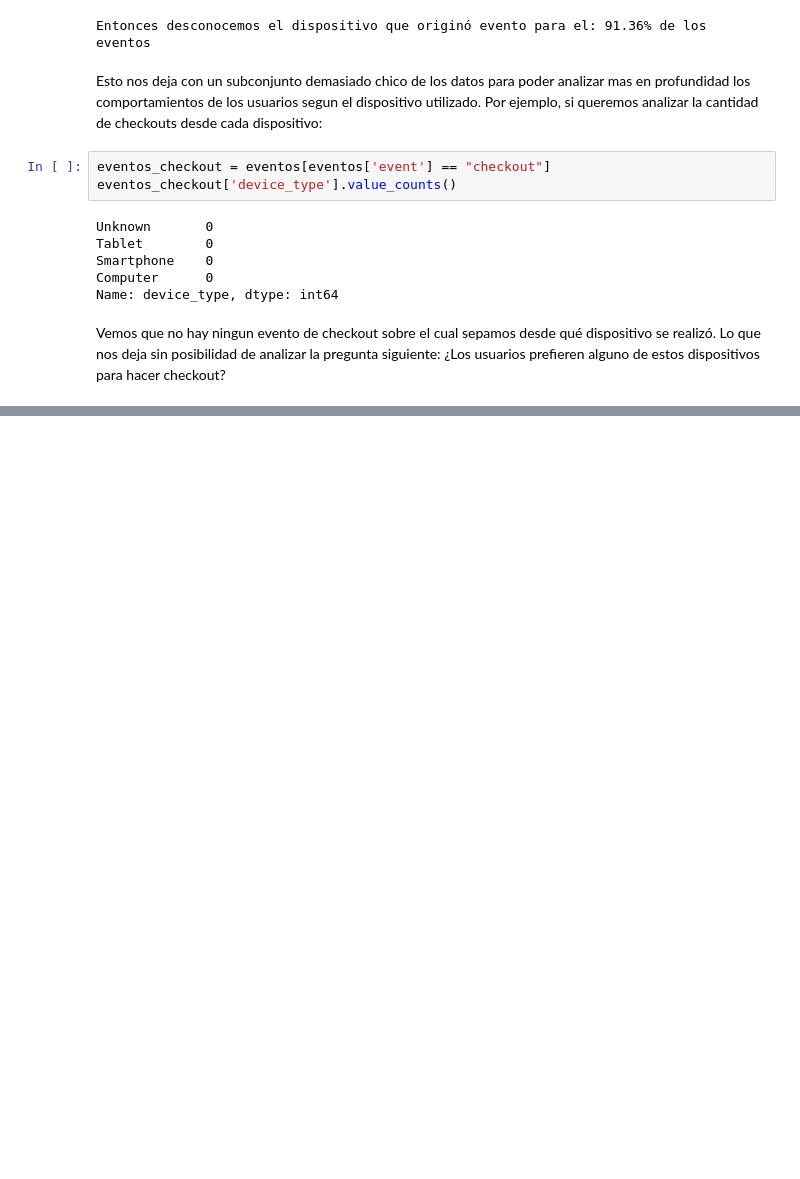
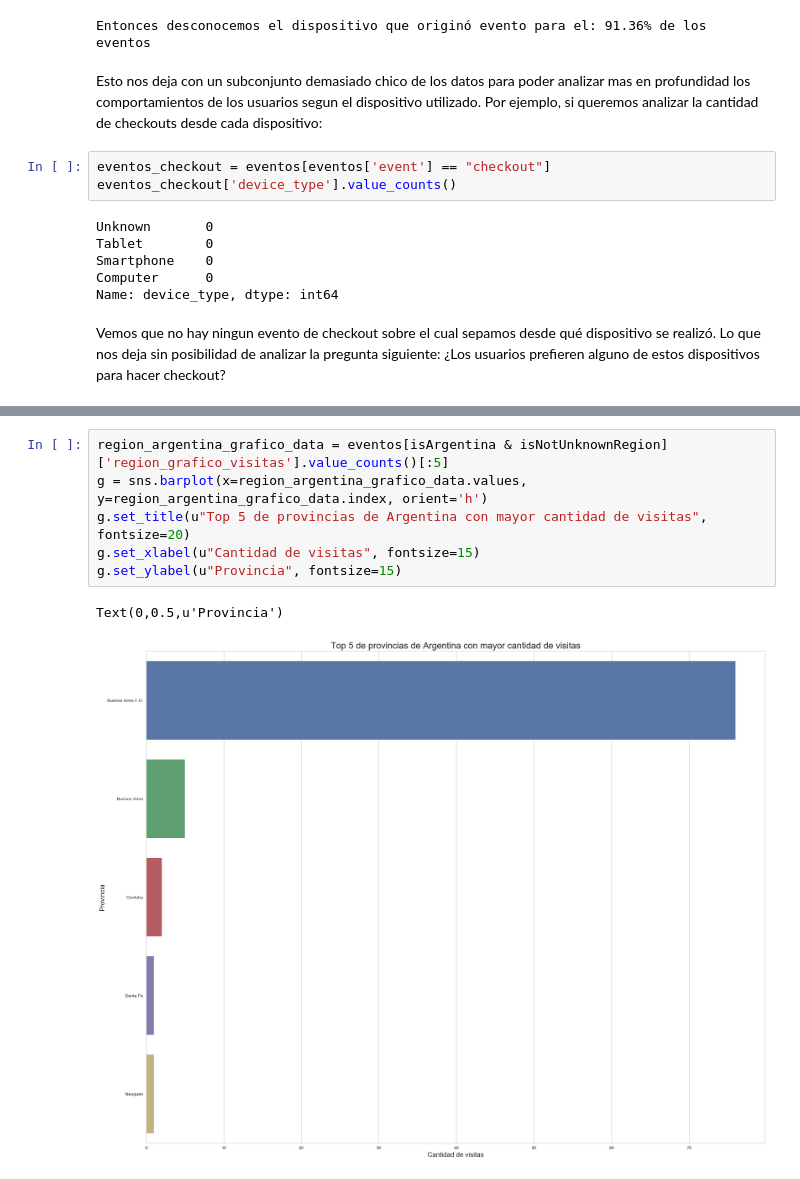
Before and after one commit to asilvestri2020/7506_2C2018, a Jupyter notebook: TP1/Informe_TP1_TEMPORAL.ipynb, the cells around one changed output, grey strips where cells are left out. Cells and saved outputs as stored; diff of their text form; blank space fills up the shorter version.

```diff
--- a/TP1/Informe_TP1_TEMPORAL.ipynb
+++ b/TP1/Informe_TP1_TEMPORAL.ipynb
@@ -499,0 +597,9 @@ Vemos que no hay ningun evento de checkout sobre el cual sepamos desde qué disp
+# %%
+region_argentina_grafico_data = eventos[isArgentina & isNotUnknownRegion]['region_grafico_visitas'].value_counts()[:5]
+g = sns.barplot(x=region_argentina_grafico_data.values, y=region_argentina_grafico_data.index, orient='h')
+g.set_title(u"Top 5 de provincias de Argentina con mayor cantidad de visitas", fontsize=20)
+g.set_xlabel(u"Cantidad de visitas", fontsize=15)
+g.set_ylabel(u"Provincia", fontsize=15)
+# %% [output]
+Text(0,0.5,u'Provincia')
+[figure, added]
```
Also changed, not shown: parts of 20 cells of this notebook, 1 other file.
